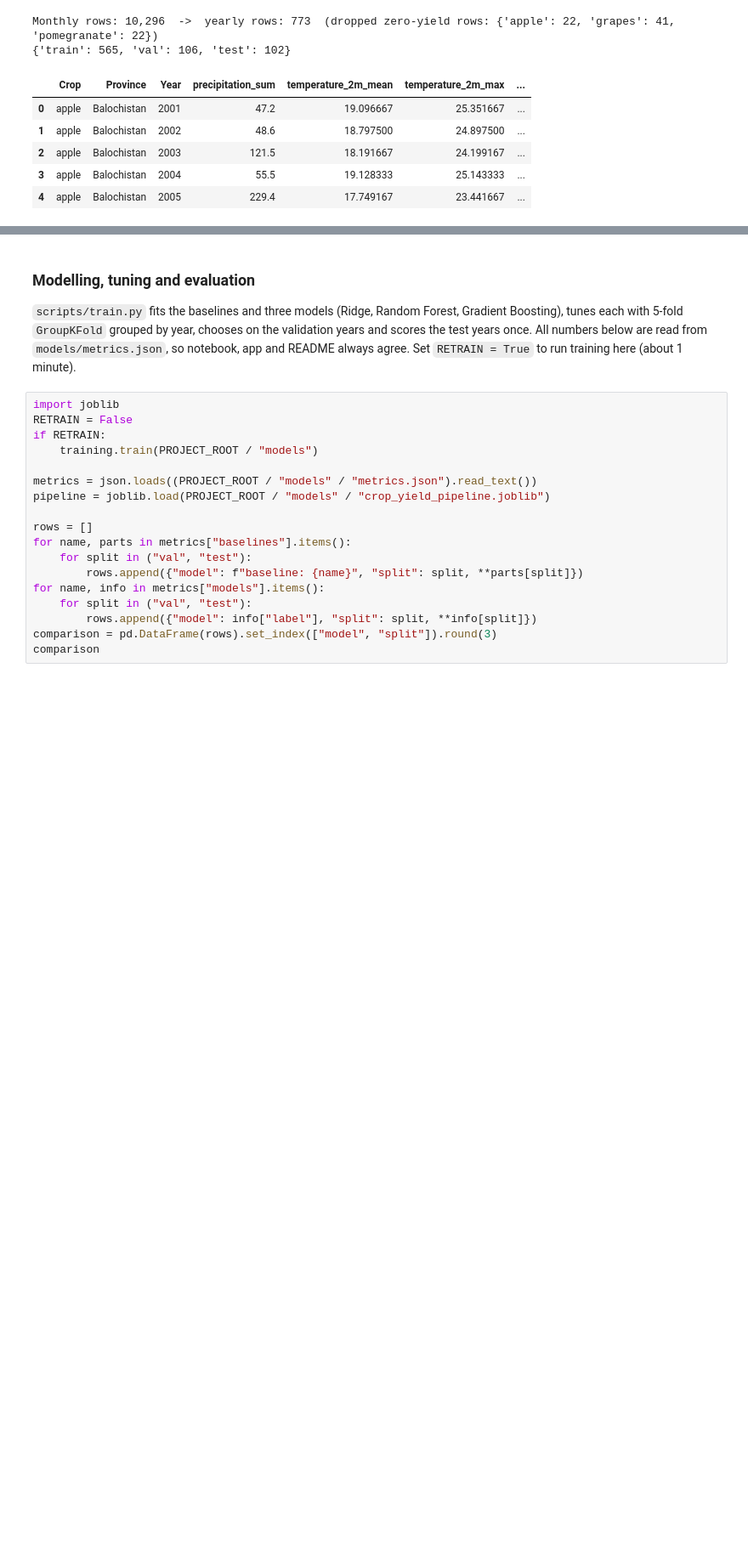
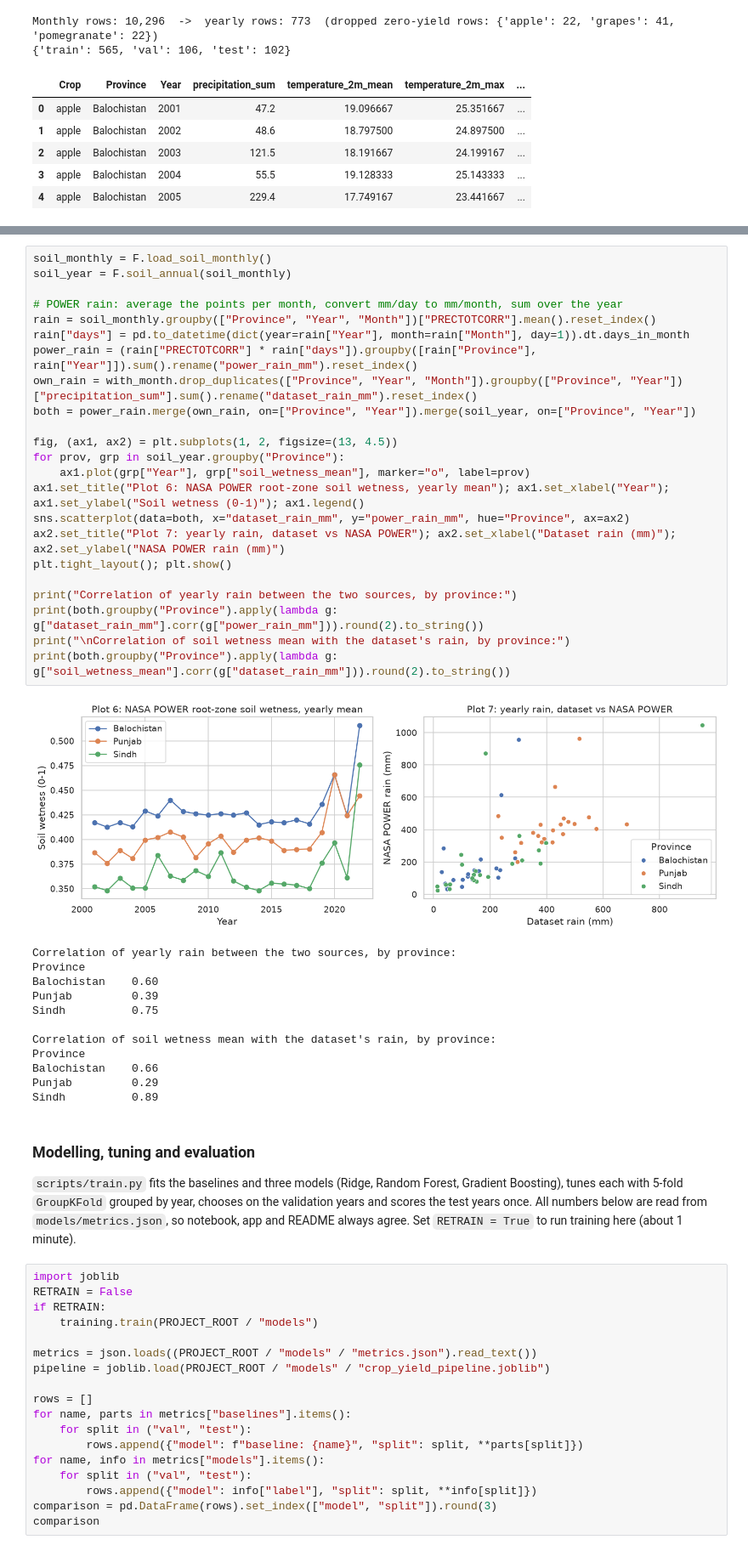
Before and after one commit to SyedMuhammadHunain/Climate-Machine-Learning, a Jupyter notebook: notebooks/01_low_water_crop_selection.ipynb, the cells around one changed output, grey strips where cells are left out. Shown at 85% size. Saved outputs shown, nothing was run; the diff lists cells and outputs as text; blank space fills up the shorter version.

```diff
--- a/notebooks/01_low_water_crop_selection.ipynb
+++ b/notebooks/01_low_water_crop_selection.ipynb
@@ -248,3 +256,39 @@ Monthly rows: 10,296  ->  yearly rows: 773  (dropped zero-yield rows: {'apple':
+# %%
+soil_monthly = F.load_soil_monthly()
+soil_year = F.soil_annual(soil_monthly)
+
+# POWER rain: average the points per month, convert mm/day to mm/month, sum over the year
+rain = soil_monthly.groupby(["Province", "Year", "Month"])["PRECTOTCORR"].mean().reset_index()
+rain["days"] = pd.to_datetime(dict(year=rain["Year"], month=rain["Month"], day=1)).dt.days_in_month
+power_rain = (rain["PRECTOTCORR"] * rain["days"]).groupby([rain["Province"], rain["Year"]]).sum().rename("power_rain_mm").reset_index()
+own_rain = with_month.drop_duplicates(["Province", "Year", "Month"]).groupby(["Province", "Year"])["precipitation_sum"].sum().rename("dataset_rain_mm").reset_index()
+both = power_rain.merge(own_rain, on=["Province", "Year"]).merge(soil_year, on=["Province", "Year"])
+
+fig, (ax1, ax2) = plt.subplots(1, 2, figsize=(13, 4.5))
+for prov, grp in soil_year.groupby("Province"):
+    ax1.plot(grp["Year"], grp["soil_wetness_mean"], marker="o", label=prov)
+ax1.set_title("Plot 6: NASA POWER root-zone soil wetness, yearly mean"); ax1.set_xlabel("Year"); ax1.set_ylabel("Soil wetness (0-1)"); ax1.legend()
+sns.scatterplot(data=both, x="dataset_rain_mm", y="power_rain_mm", hue="Province", ax=ax2)
+ax2.set_title("Plot 7: yearly rain, dataset vs NASA POWER"); ax2.set_xlabel("Dataset rain (mm)"); ax2.set_ylabel("NASA POWER rain (mm)")
+plt.tight_layout(); plt.show()
+
+print("Correlation of yearly rain between the two sources, by province:")
+print(both.groupby("Province").apply(lambda g: g["dataset_rain_mm"].corr(g["power_rain_mm"])).round(2).to_string())
+print("\nCorrelation of soil wetness mean with the dataset's rain, by province:")
+print(both.groupby("Province").apply(lambda g: g["soil_wetness_mean"].corr(g["dataset_rain_mm"])).round(2).to_string())
+# %% [output]
+[figure, added]
+Correlation of yearly rain between the two sources, by province:
+Province
+Balochistan    0.60
+Punjab         0.39
+Sindh          0.75
+
+Correlation of soil wetness mean with the dataset's rain, by province:
+Province
+Balochistan    0.66
+Punjab         0.29
+Sindh          0.89
 # %% [markdown]
 ### Modelling, tuning and evaluation
 `scripts/train.py` fits the baselines and three models (Ridge, Random Forest, Gradient Boosting), tunes each with
```
Also changed, not shown: parts of 7 cells of this notebook, 11 other files.
